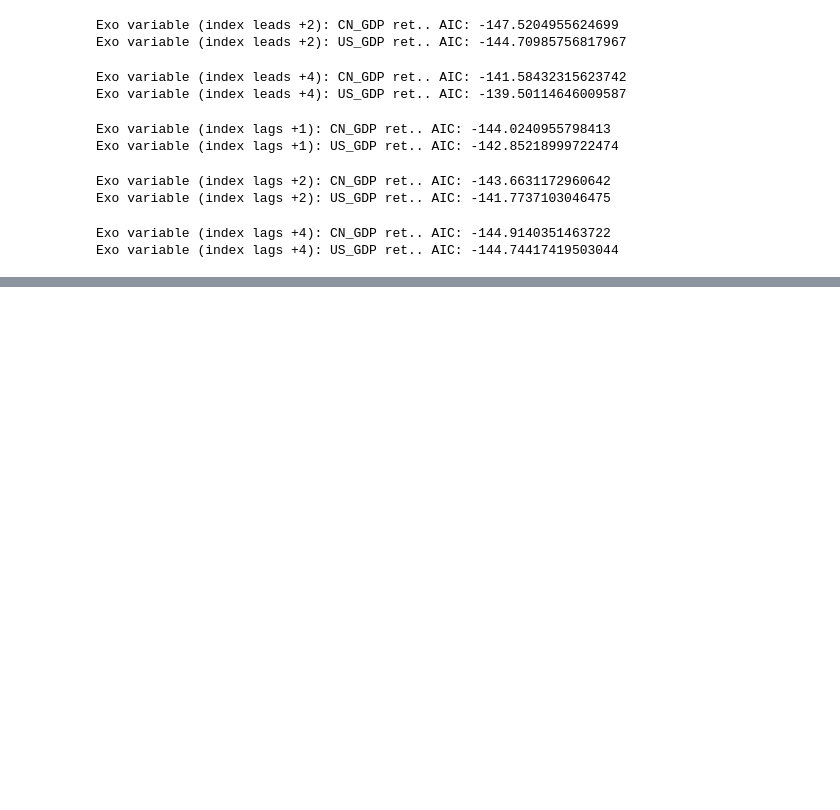
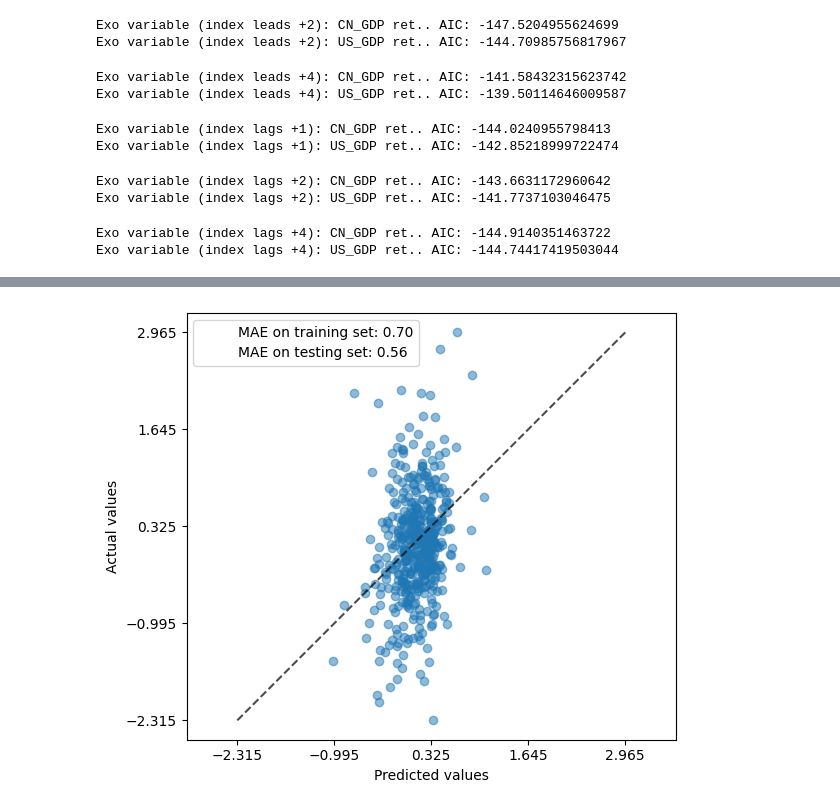
Before and after one commit to jjiaoyuwang/WQU-capstone, a Jupyter notebook: macro-appraisal.ipynb, the cells around one changed output, grey strips where cells are left out. Saved outputs shown, nothing was run; the diff lists cells and outputs as text; code cells hidden in the pictures; blank space fills up the shorter version.

```diff
--- a/macro-appraisal.ipynb
+++ b/macro-appraisal.ipynb
@@ -1082,0 +1376,20 @@ Exo variable (index lags +4): US_GDP ret.. AIC: -144.74417419503044
+# %%
+mae_train = mean_absolute_error(y_train, clf.predict(X_train))
+mae_test = mean_absolute_error(y_test, y_pred)
+scores = {
+    "MAE on training set": f"{mae_train:.2f}",
+    "MAE on testing set": f"{mae_test:.2f}",
+}
+_, ax = plt.subplots(figsize=(6, 5))
+display = PredictionErrorDisplay.from_predictions(
+    y_test, y_pred, kind="actual_vs_predicted", ax=ax, scatter_kwargs={"alpha": 0.5}
+)
+#ax.set_title("Ridge model, CV-optimised regularisation parameter")
+for name, score in scores.items():
+    ax.plot([], [], " ", label=f"{name}: {score}")
+ax.legend(loc="upper left")
+plt.tight_layout()
+#plt.savefig('MAE_plot_daily_v2.png',dpi=600)
+plt.savefig('MAE_plot_daily_v2_no-title.png',dpi=600)
+# %% [output]
+[figure, added]
```
Also changed, not shown: parts of 32 cells of this notebook, 18 other files.
